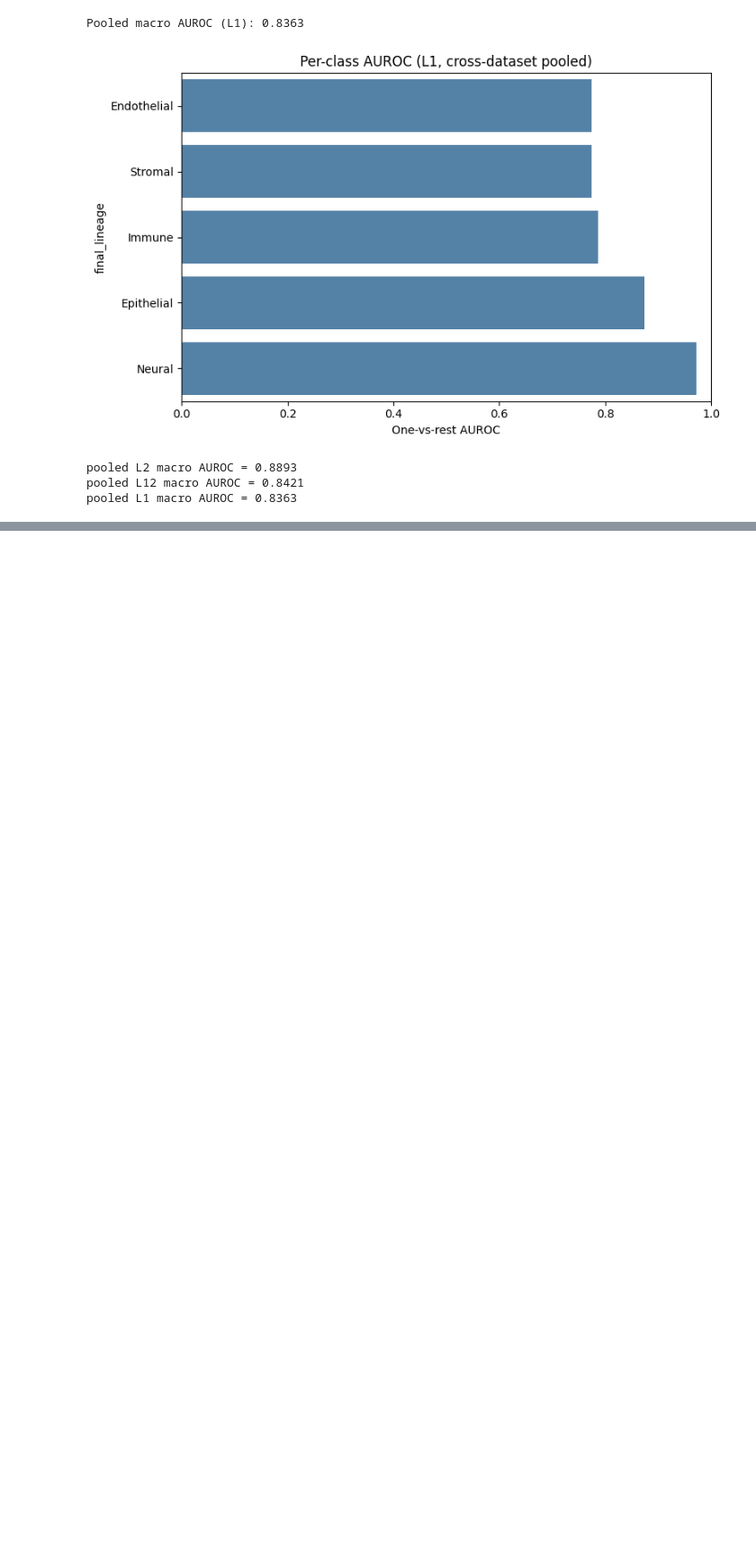
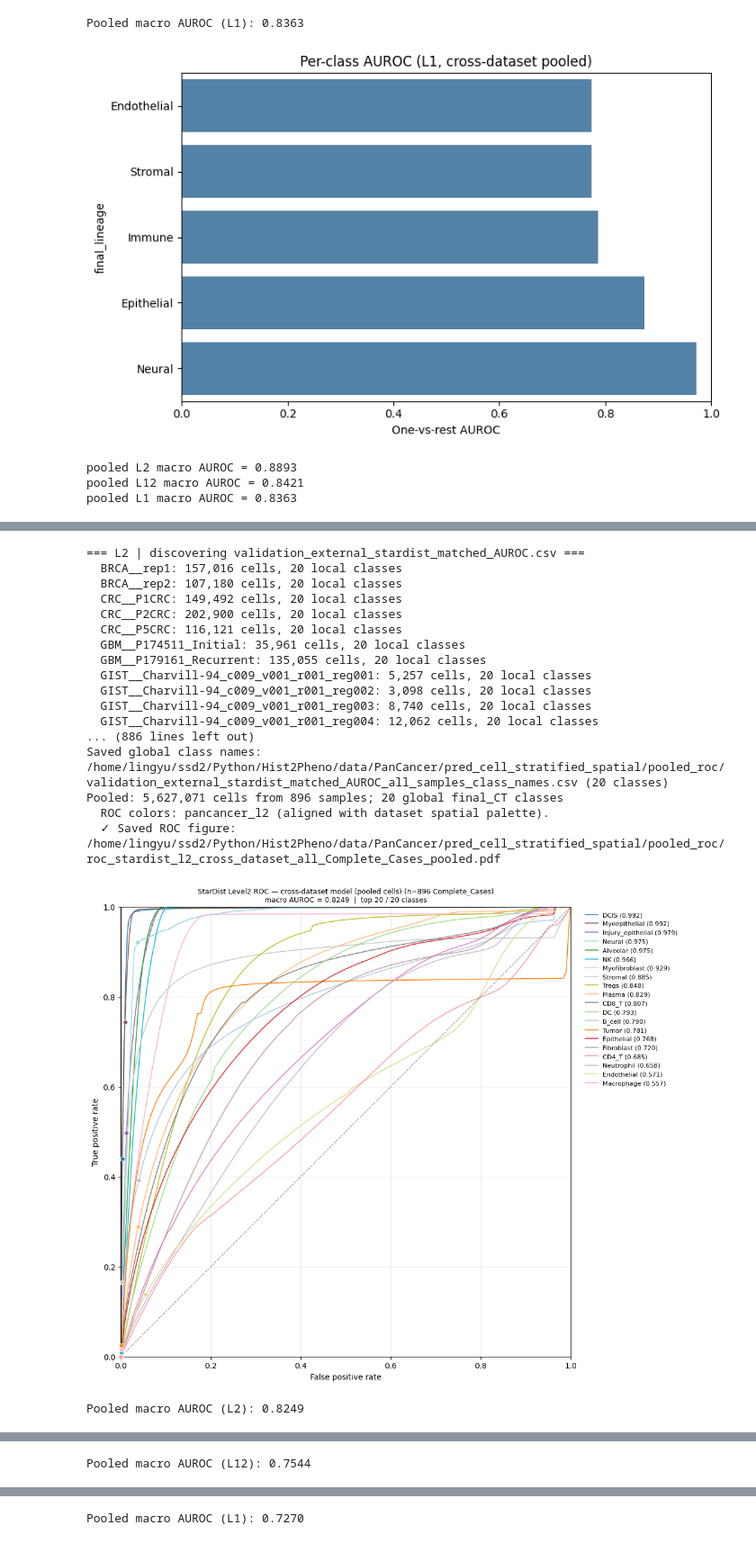
Before and after one commit to LingyuLi-math/Hist2Pheno, a Jupyter notebook: code/PanCancer/Pred_statistic_visual_pancancer_all.ipynb, the cells around one changed output, grey strips where cells are left out. Shown at 90% size. Saved outputs shown, nothing was run; the diff lists cells and outputs as text; code cells hidden in the pictures; blank space fills up the shorter version.

```diff
--- a/code/PanCancer/Pred_statistic_visual_pancancer_all.ipynb
+++ b/code/PanCancer/Pred_statistic_visual_pancancer_all.ipynb
@@ -170,0 +388,55 @@ Native labels (if any) should map through `celltype_pancancer` aliases, or leave
+# %%
+ROC_ROOT_CELL = PRED_CELL / "stardist_roc"
+if not ROC_ROOT_CELL.is_dir() or not any(ROC_ROOT_CELL.iterdir()):
+    raise FileNotFoundError(
+        f"No per-section AUROC CSVs under {ROC_ROOT_CELL}. "
+        "Run: bash code/PanCancer/demo.sh celltype predict"
+    )
+
+results_cell = plot_pooled_stardist_tier_rocs(
+    ROC_ROOT_CELL,
+    OUT_CMP,
+    tiers=("l2", "l12", "l1"),
+    layout="pooled_stardist",
+    pan_organ="pancancer",
+    figsize=(8.0, 8.0),
+    show_barplot=True,
+    save_per_class_csv=True,
+    show=True,
+)
+
+print("=== pooled macro AUROC (same estimator as the section plots above) ===")
+_section_results = results if "results" in dir() else {}
+for proto, recs, src in (
+    ("cross-section", _section_results, PRED_SECTION / "pooled_roc"),
+    ("cross-celltype", results_cell, OUT_CMP),
+):
+    for tier in ("l2", "l12", "l1"):
+        rec = (recs or {}).get(tier) or {}
+        info = rec.get("roc_info") or {}
+        auc = info.get("macro_auc")
+        if auc is None:
+            csv = src / f"roc_stardist_{tier}_cross_dataset_all_Complete_Cases_per_class_auc.csv"
+            if csv.is_file():
+                auc = float(pd.read_csv(csv)["auc_ovr"].mean())
+        print(f"{proto:16s} {tier.upper():3s}  {auc}")
+# %% [output]
+=== L2 | discovering validation_external_stardist_matched_AUROC.csv ===
+  BRCA__rep1: 157,016 cells, 20 local classes
+  BRCA__rep2: 107,180 cells, 20 local classes
+  CRC__P1CRC: 149,492 cells, 20 local classes
+  CRC__P2CRC: 202,900 cells, 20 local classes
+  CRC__P5CRC: 116,121 cells, 20 local classes
+  GBM__P174511_Initial: 35,961 cells, 20 local classes
+  GBM__P179161_Recurrent: 135,055 cells, 20 local classes
+  GIST__Charvill-94_c009_v001_r001_reg001: 5,257 cells, 20 local classes
+  GIST__Charvill-94_c009_v001_r001_reg002: 3,098 cells, 20 local classes
+  GIST__Charvill-94_c009_v001_r001_reg003: 8,740 cells, 20 local classes
+  GIST__Charvill-94_c009_v001_r001_reg004: 12,062 cells, 20 local classes
+... (886 lines left out)
+Saved global class names: /home/lingyu/ssd2/Python/Hist2Pheno/data/PanCancer/pred_cell_stratified_spatial/pooled_roc/validation_external_stardist_matched_AUROC_all_samples_class_names.csv (20 classes)
+Pooled: 5,627,071 cells from 896 samples; 20 global final_CT classes
+  ROC colors: pancancer_l2 (aligned with dataset spatial palette).
+  ✓ Saved ROC figure: /home/lingyu/ssd2/Python/Hist2Pheno/data/PanCancer/pred_cell_stratified_spatial/pooled_roc/roc_stardist_l2_cross_dataset_all_Complete_Cases_pooled.pdf
+[figure, added]
+Pooled macro AUROC (L2): 0.8249
@@ -170,0 +462 @@ Native labels (if any) should map through `celltype_pancancer` aliases, or leave
+Pooled macro AUROC (L12): 0.7544
@@ -170,0 +482 @@ Native labels (if any) should map through `celltype_pancancer` aliases, or leave
+Pooled macro AUROC (L1): 0.7270
```
Also changed, not shown: parts of 8 cells of this notebook, 5 other files.
